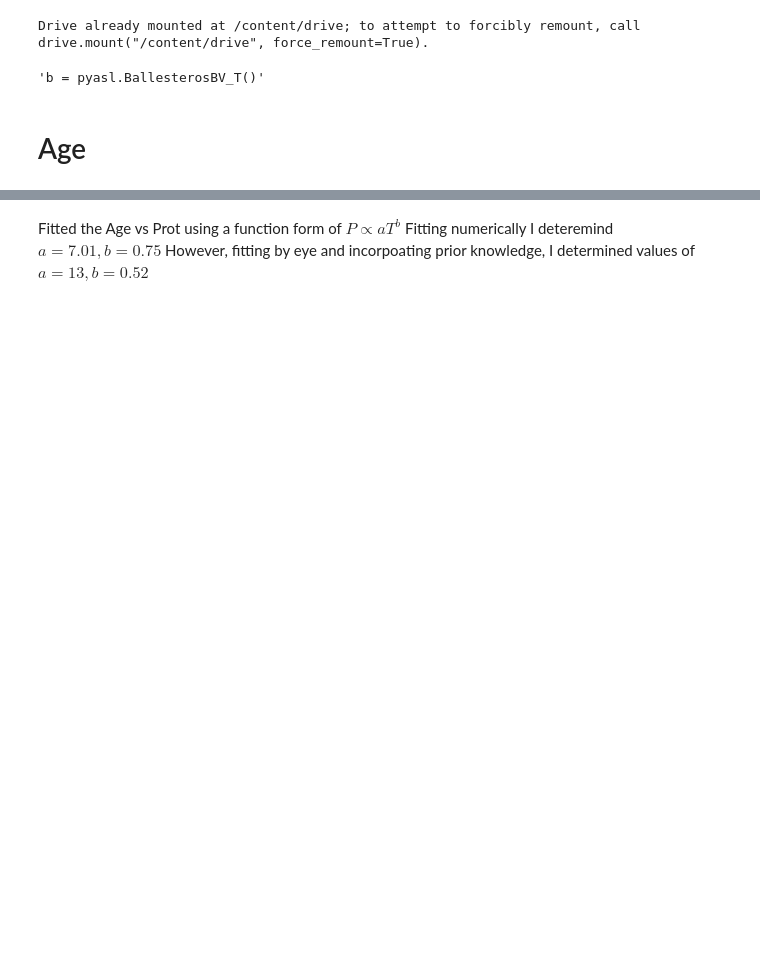
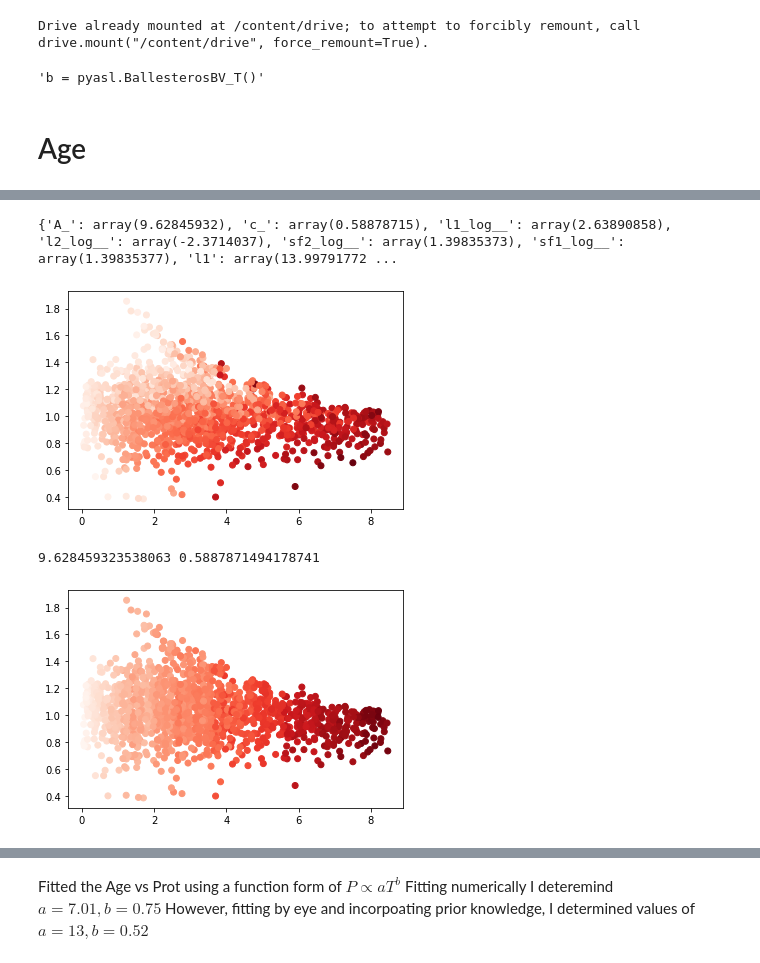
Before and after one commit to ni-phy/year4-project, a Jupyter notebook: Henry/3d_fitting.ipynb, the cells around one changed output, grey strips where cells are left out. Saved outputs shown, nothing was run; the diff lists cells and outputs as text; code cells hidden in the pictures; blank space fills up the shorter version.

```diff
--- a/Henry/3d_fitting.ipynb
+++ b/Henry/3d_fitting.ipynb
@@ -97,0 +116,23 @@ plt.legend()
+# %%
+print(mp)
+A = mp['A_']
+c = mp['c_']
+
+age_new = np.random.rand(400) * 8
+mass_new = np.random.rand(400) * 1.0 + 0.4
+Xnew = np.array([age_new, mass_new]).T
+mu, var = gp.predict(X, point=mp, diag=True, pred_noise=True)
+
+
+
+
+plt.scatter(Age, Mass, c=Prot, cmap='Reds')
+plt.show()
+plt.scatter(Age, Mass, c = mp['A_'] * Age**mp['c_'] + mu, cmap='Reds')
+
+print(A, c)
+# %% [output]
+{'A_': array(9.62845932), 'c_': array(0.58878715), 'l1_log__': array(2.63890858), 'l2_log__': array(-2.3714037), 'sf2_log__': array(1.39835373), 'sf1_log__': array(1.39835377), 'l1': array(13.99791772 ...
+[figure, added]
+9.628459323538063 0.5887871494178741
+[figure, added]
```
Also changed, not shown: parts of 17 cells of this notebook.
